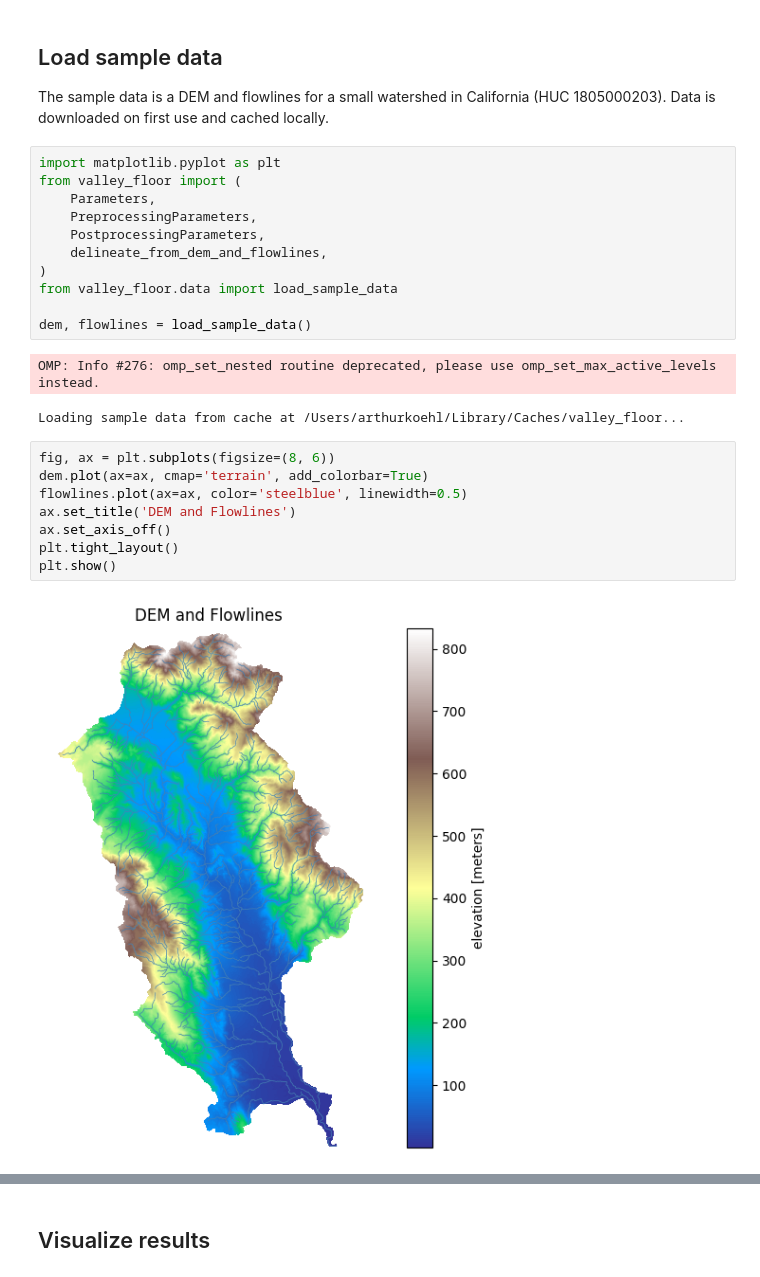
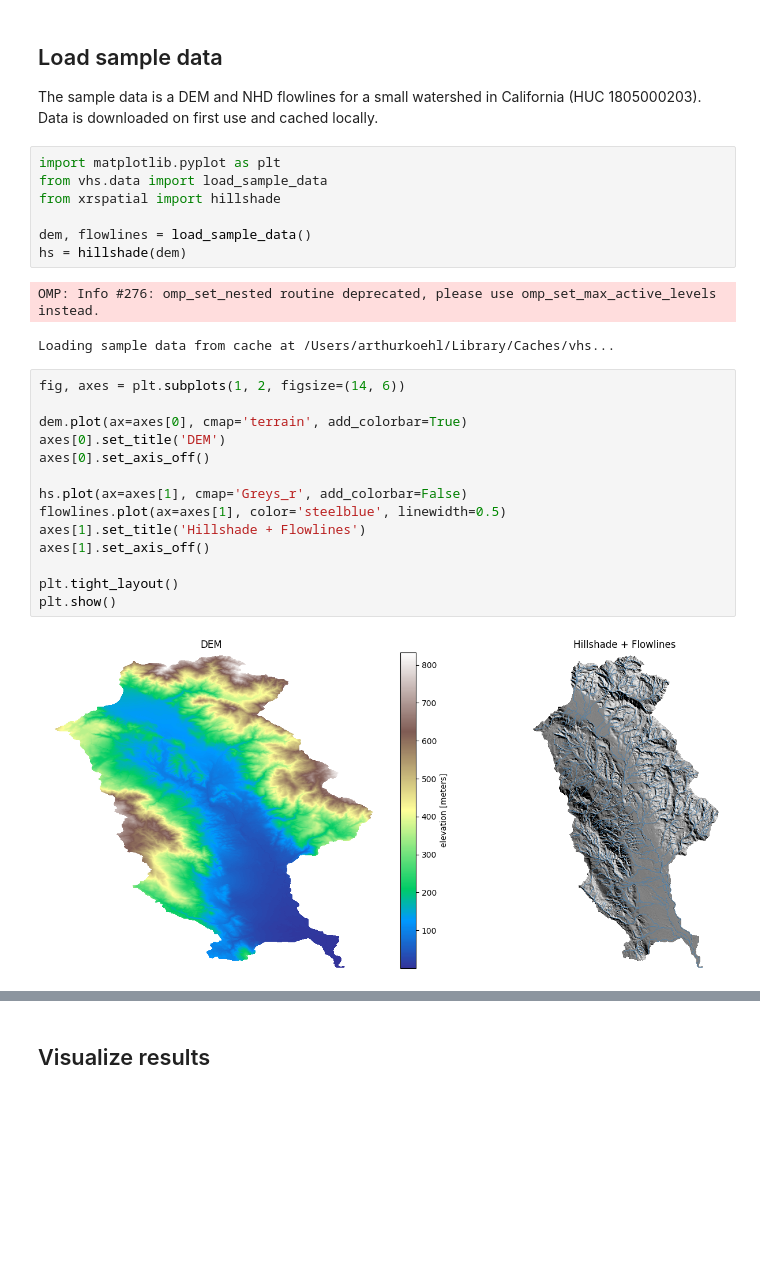
Before and after one commit to avkoehl/valley-floor, a Jupyter notebook: docs_source/notebooks/example.ipynb, the cells around one changed output, grey strips where cells are left out. Cells and saved outputs as stored; diff of their text form; blank space fills up the shorter version.

```diff
--- a/docs_source/notebooks/example.ipynb
+++ b/docs_source/notebooks/example.ipynb
@@ -18,28 +35,31 @@ pip install "valley-floor[streamkit] @ git+https://github.com/avkoehl/valley-flo
 # %% [markdown]
 ## Load sample data
 
-The sample data is a DEM and flowlines for a small watershed in California (HUC 1805000203). Data is downloaded on first use and cached locally.
+The sample data is a DEM and NHD flowlines for a small watershed in California
+(HUC 1805000203). Data is downloaded on first use and cached locally.
 # %%
 import matplotlib.pyplot as plt
-from valley_floor import (
-    Parameters,
-    PreprocessingParameters,
-    PostprocessingParameters,
-    delineate_from_dem_and_flowlines,
-)
-from valley_floor.data import load_sample_data
+from vhs.data import load_sample_data
+from xrspatial import hillshade
 
 dem, flowlines = load_sample_data()
+hs = hillshade(dem)
 # %% [output]
 OMP: Info #276: omp_set_nested routine deprecated, please use omp_set_max_active_levels instead.
-Loading sample data from cache at /Users/arthurkoehl/Library/Caches/valley_floor...
+Loading sample data from cache at /Users/arthurkoehl/Library/Caches/vhs...
 # %%
-fig, ax = plt.subplots(figsize=(8, 6))
-dem.plot(ax=ax, cmap='terrain', add_colorbar=True)
-flowlines.plot(ax=ax, color='steelblue', linewidth=0.5)
-ax.set_title('DEM and Flowlines')
-ax.set_axis_off()
+fig, axes = plt.subplots(1, 2, figsize=(14, 6))
+
+dem.plot(ax=axes[0], cmap='terrain', add_colorbar=True)
+axes[0].set_title('DEM')
+axes[0].set_axis_off()
+
+hs.plot(ax=axes[1], cmap='Greys_r', add_colorbar=False)
+flowlines.plot(ax=axes[1], color='steelblue', linewidth=0.5)
+axes[1].set_title('Hillshade + Flowlines')
+axes[1].set_axis_off()
+
 plt.tight_layout()
 plt.show()
 # %% [output]
-[figure, old version]
+[figure, new version]
```
Also changed, not shown: parts of 11 cells of this notebook, 23 other files.
